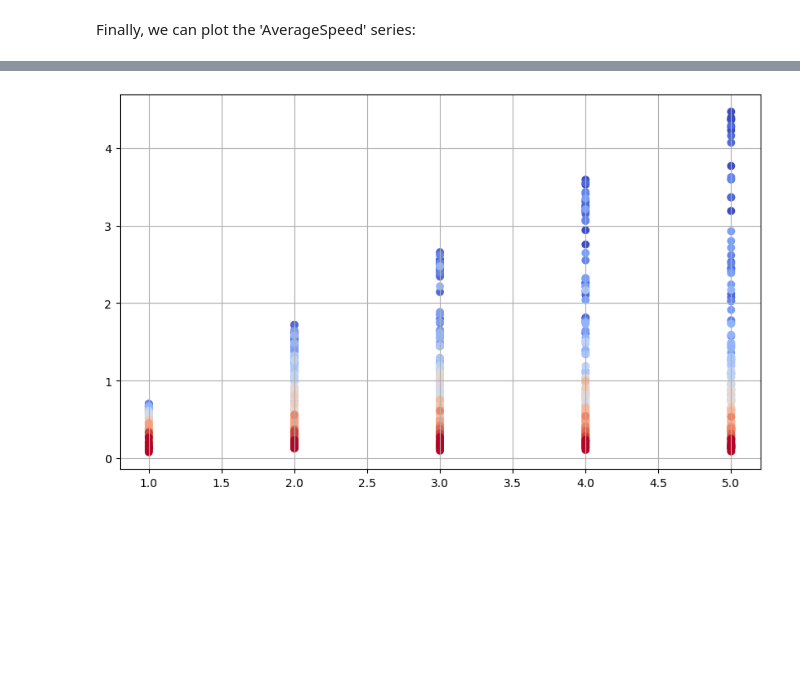
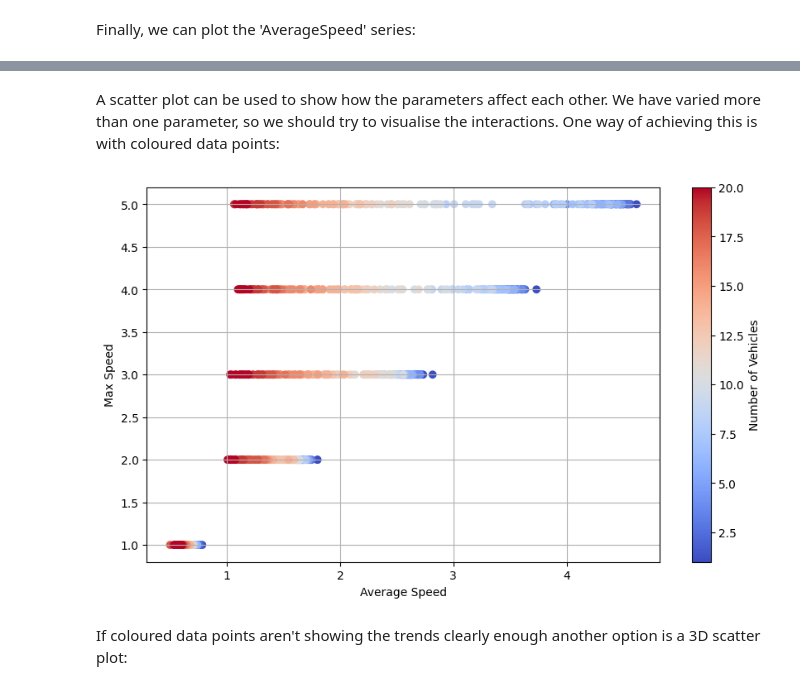
Before and after one commit to ed-ij/dynamic_street_lighting_model, a Jupyter notebook: analysis.ipynb, the cells around one changed output, grey strips where cells are left out. Drawn from its saved outputs; the diff is of its cells as text; code cells hidden in the pictures; blank space fills up the shorter version.

Commit message:
Changed variable names Updated analysis.ipynb Updated README.md

```diff
--- a/analysis.ipynb
+++ b/analysis.ipynb
@@ -82,6 +80,5 @@ Now, we can do a parameter sweep to see how speed changes with density.
 # %%
 from mesa.batchrunner import BatchRunner
-import numpy as np
 import itertools
 
 def get_averages(model):
@@ -91,10 +88,12 @@ def get_averages(model):
 
     total_averages = 0
     list_length = 0
-    selected_averages = itertools.islice(model.averages, 50)
+    selected_averages = itertools.islice(model.averages, 60)
     for average_speed in selected_averages:
         total_averages += average_speed
         list_length+=1
 
     return total_averages / list_length
+
+model_reporters={"Average_Speed": get_averages}
 # %% [markdown]
@@ -105,2 +102,3 @@ variable_parms = {"generalmaxspeed": range(1, 6), "density": np.linspace(0.1, 0.
-# %%
-model_reporters={"AverageSpeed": get_averages}
+# %%
+fixed_params = {"height": 1, "width": 60}
+variable_parms = {"general_max_speed": range(1, 6), "vehicle_quantity": range(1, 20+1)}
@@ -108,5 +109,5 @@ model_reporters={"AverageSpeed": get_averages}
 param_sweep = BatchRunner(NaSchTraffic,
                           variable_parameters=variable_parms, fixed_parameters=fixed_params,
                           iterations=10,
-                          max_steps=130,
+                          max_steps=120,
                           model_reporters=model_reporters)
@@ -125,8 +130,18 @@ df.head()
+# %% [markdown]
+A scatter plot can be used to show how the parameters affect each other.
+We have varied more than one parameter, so we should try to visualise the interactions.
+One way of achieving this is with coloured data points:
 # %%
-plt.scatter(df.generalmaxspeed, df.AverageSpeed, c=df.density, cmap=plt.cm.coolwarm)
+plt.scatter(df.Average_Speed, df.general_max_speed, c=df.vehicle_quantity, cmap=plt.cm.coolwarm)
+plt.xlabel('Average Speed')
+plt.ylabel('Max Speed')
+bar = plt.colorbar()
+bar.set_label('Number of Vehicles')
 plt.grid(True)
 # %% [output]
-[figure, old version]
+[figure, new version]
+# %% [markdown]
+If coloured data points aren't showing the trends clearly enough another option is a 3D scatter plot:
 # %%
 from mpl_toolkits.mplot3d import Axes3D
 
```
Also changed, not shown: parts of 14 cells of this notebook, 3 other files.
